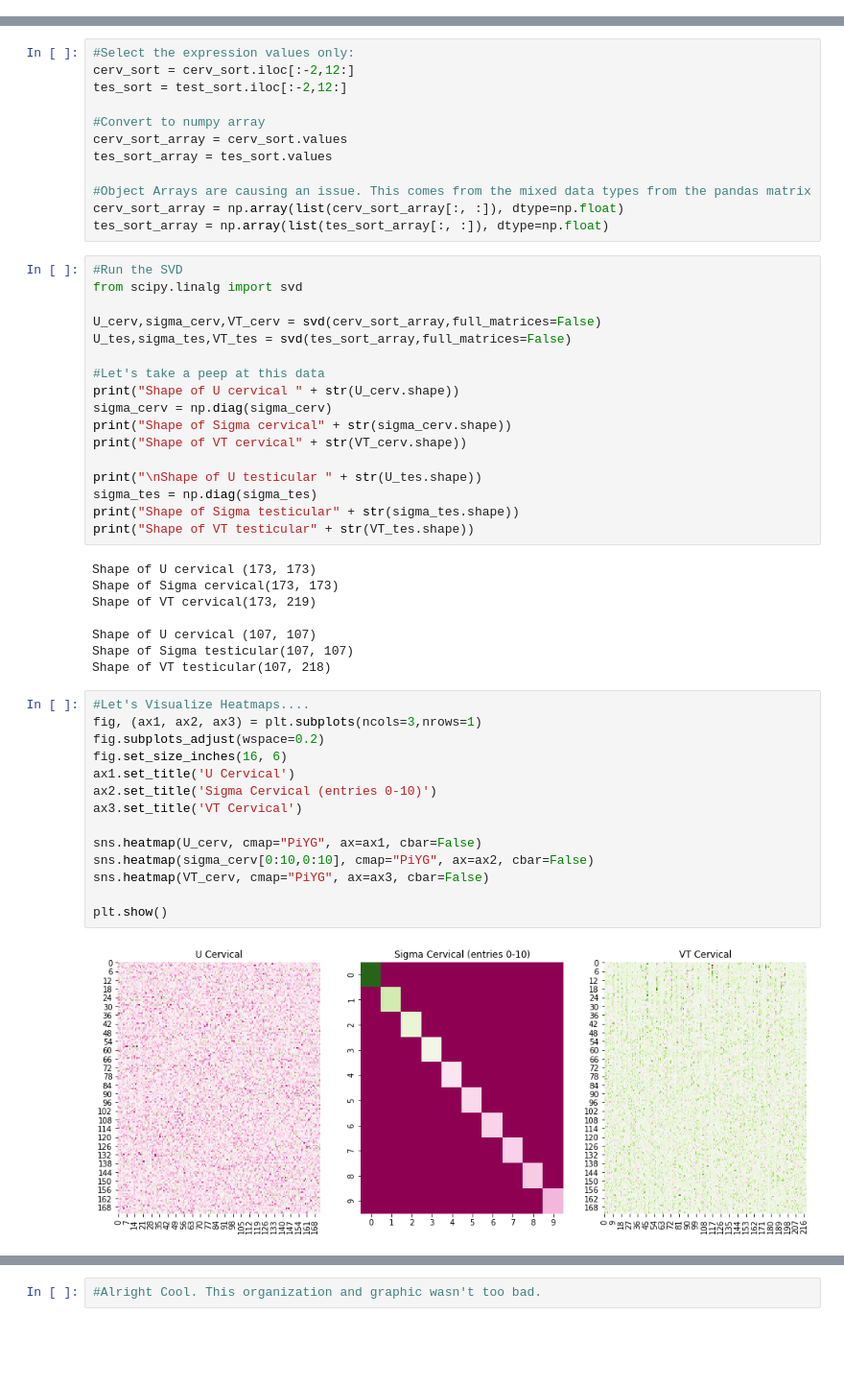
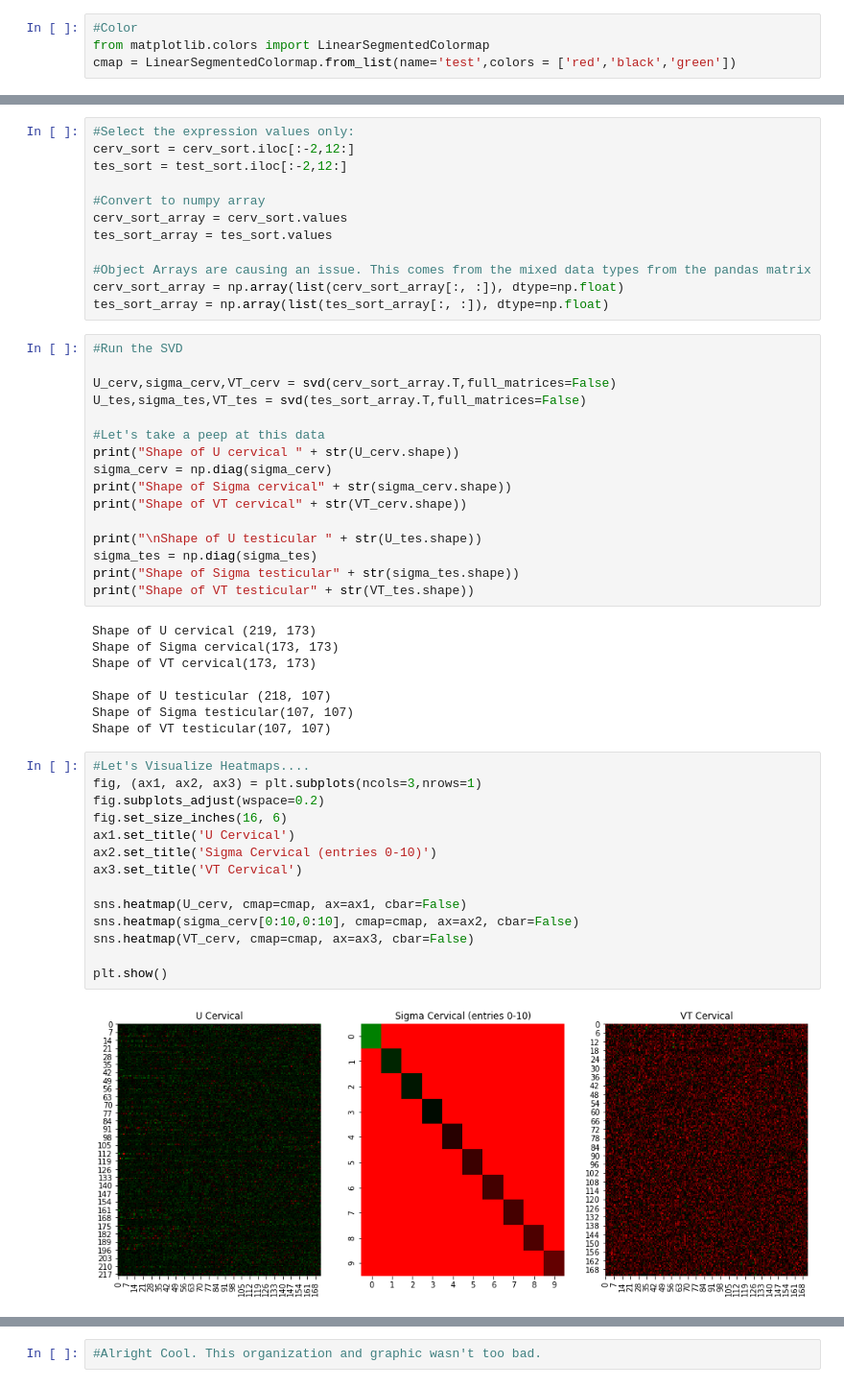
Before and after one commit to ryanboeks/Cervical_Testicular, a Jupyter notebook: Test_Ova_Cancer_Project.ipynb, the cells around one changed output, grey strips where cells are left out. Shown at 96% size. Saved outputs shown, nothing was run; the diff lists cells and outputs as text; blank space fills up the shorter version.

```diff
--- a/Test_Ova_Cancer_Project.ipynb
+++ b/Test_Ova_Cancer_Project.ipynb
@@ -14,3 +18,7 @@ from PIL import Image
+# %%
+#Color
+from matplotlib.colors import LinearSegmentedColormap
+cmap = LinearSegmentedColormap.from_list(name='test',colors = ['red','black','green'])
 # %%
 #Path. EDIT based upon computer in use
 folder_testicular = "./testicular_cancer/"
@@ -449,10 +458,9 @@ cerv_sort_array = np.array(list(cerv_sort_array[:, :]), dtype=np.float)
 tes_sort_array = np.array(list(tes_sort_array[:, :]), dtype=np.float)
 # %%
 #Run the SVD
-from scipy.linalg import svd
 
-U_cerv,sigma_cerv,VT_cerv = svd(cerv_sort_array,full_matrices=False)
-U_tes,sigma_tes,VT_tes = svd(tes_sort_array,full_matrices=False)
+U_cerv,sigma_cerv,VT_cerv = svd(cerv_sort_array.T,full_matrices=False)
+U_tes,sigma_tes,VT_tes = svd(tes_sort_array.T,full_matrices=False)
 
 #Let's take a peep at this data
 print("Shape of U cervical " + str(U_cerv.shape))
@@ -465,29 +473,29 @@ sigma_tes = np.diag(sigma_tes)
 print("Shape of Sigma testicular" + str(sigma_tes.shape))
 print("Shape of VT testicular" + str(VT_tes.shape))
 # %% [output]
-Shape of U cervical (173, 173)
+Shape of U cervical (219, 173)
 Shape of Sigma cervical(173, 173)
-Shape of VT cervical(173, 219)
+Shape of VT cervical(173, 173)
 
-Shape of U cervical (107, 107)
+Shape of U testicular (218, 107)
 Shape of Sigma testicular(107, 107)
-Shape of VT testicular(107, 218)
+Shape of VT testicular(107, 107)
 # %%
 #Let's Visualize Heatmaps....
 fig, (ax1, ax2, ax3) = plt.subplots(ncols=3,nrows=1)
 fig.subplots_adjust(wspace=0.2)
 fig.set_size_inches(16, 6)
 ax1.set_title('U Cervical')
 ax2.set_title('Sigma Cervical (entries 0-10)')
 ax3.set_title('VT Cervical')
 
-sns.heatmap(U_cerv, cmap="PiYG", ax=ax1, cbar=False)
-sns.heatmap(sigma_cerv[0:10,0:10], cmap="PiYG", ax=ax2, cbar=False)
-sns.heatmap(VT_cerv, cmap="PiYG", ax=ax3, cbar=False)
+sns.heatmap(U_cerv, cmap=cmap, ax=ax1, cbar=False)
+sns.heatmap(sigma_cerv[0:10,0:10], cmap=cmap, ax=ax2, cbar=False)
+sns.heatmap(VT_cerv, cmap=cmap, ax=ax3, cbar=False)
 
 plt.show()
 # %% [output]
-[figure, old version]
+[figure, new version]
 # %%
 #Let's Visualize Heatmaps....
 fig, (ax1, ax2, ax3) = plt.subplots(ncols=3,nrows=1)
```
Also changed, not shown: parts of 36 cells of this notebook.
